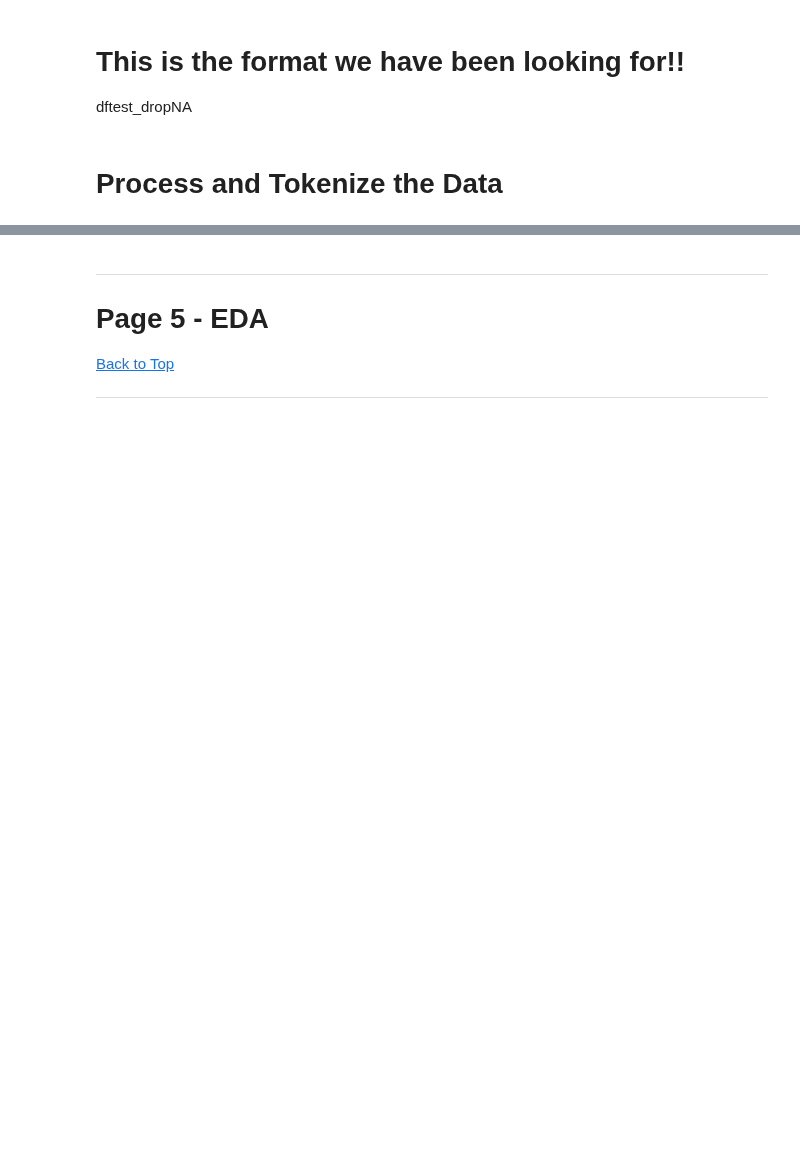
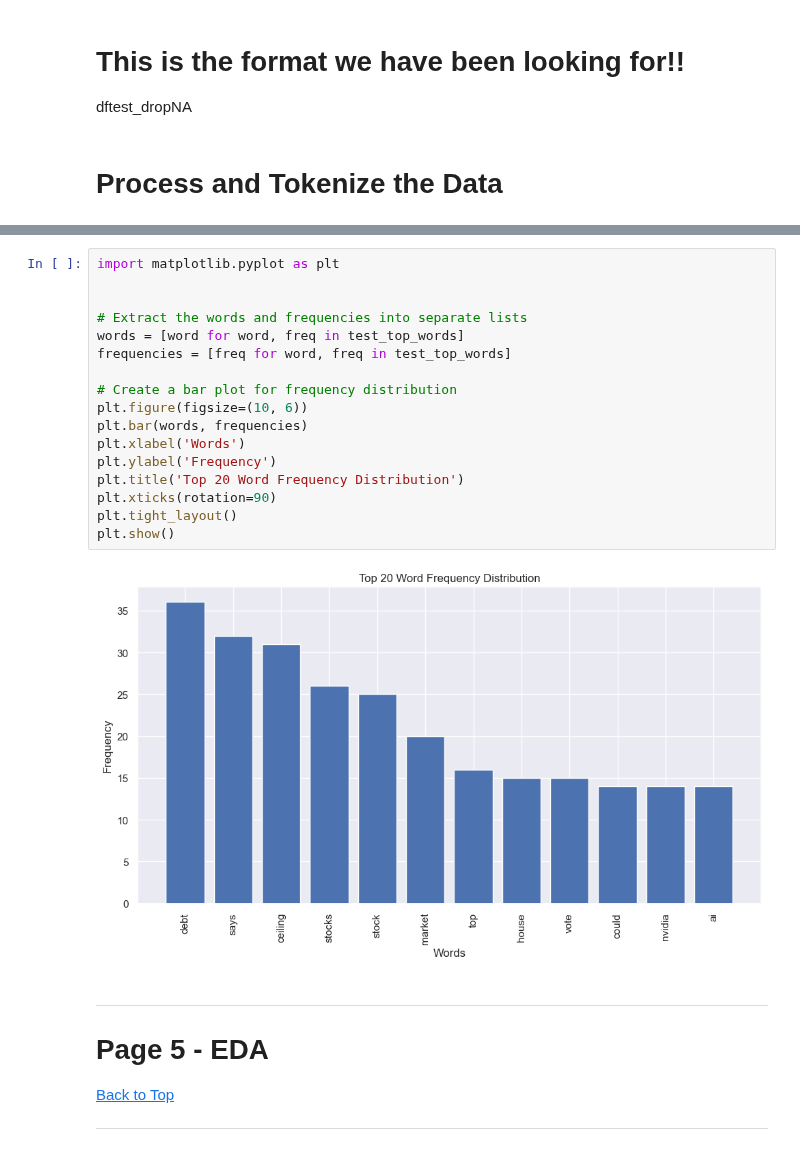
Before and after one commit to ChrisVerg/SmartInvest, a Jupyter notebook: Notebooks/Chris_Sentiment_Analysis.ipynb, the cells around one changed output, grey strips where cells are left out. Cells and saved outputs as stored; diff of their text form; blank space fills up the shorter version.

```diff
--- a/Notebooks/Chris_Sentiment_Analysis.ipynb
+++ b/Notebooks/Chris_Sentiment_Analysis.ipynb
@@ -395,3 +470,22 @@ dftest_dropNA
+# %%
+import matplotlib.pyplot as plt
+
+
+# Extract the words and frequencies into separate lists
+words = [word for word, freq in test_top_words]
+frequencies = [freq for word, freq in test_top_words]
+
+# Create a bar plot for frequency distribution
+plt.figure(figsize=(10, 6))
+plt.bar(words, frequencies)
+plt.xlabel('Words')
+plt.ylabel('Frequency')
+plt.title('Top 20 Word Frequency Distribution')
+plt.xticks(rotation=90)
+plt.tight_layout()
+plt.show()
+# %% [output]
+[figure, added]
 # %% [markdown]
 <hr style="height:5px;border-width:0;color:MediumAquamarine;background-color:MediumAquamarine">
 
```
Also changed, not shown: parts of 17 cells of this notebook, 3 other files.
